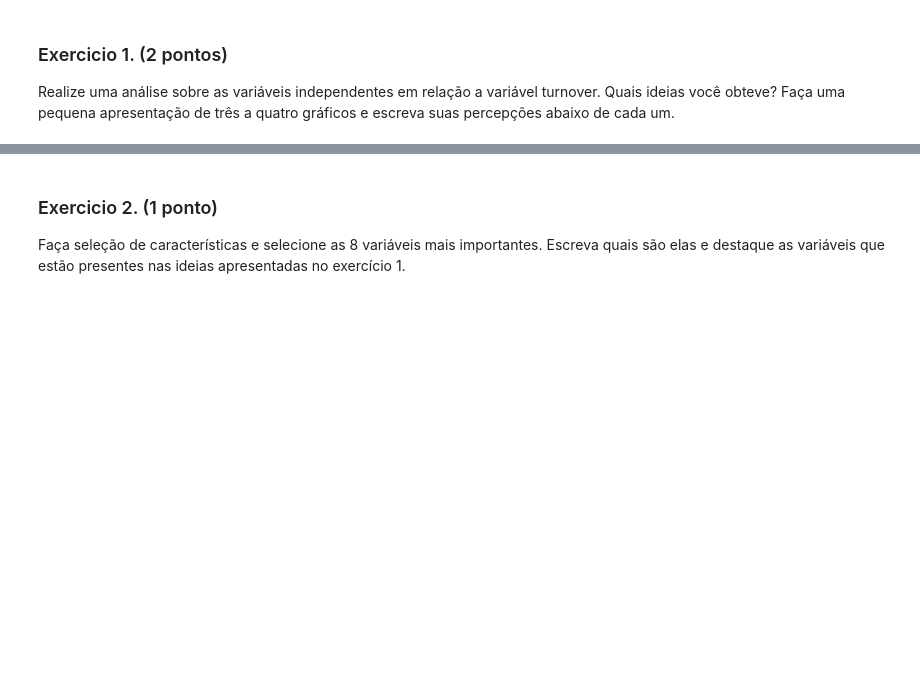
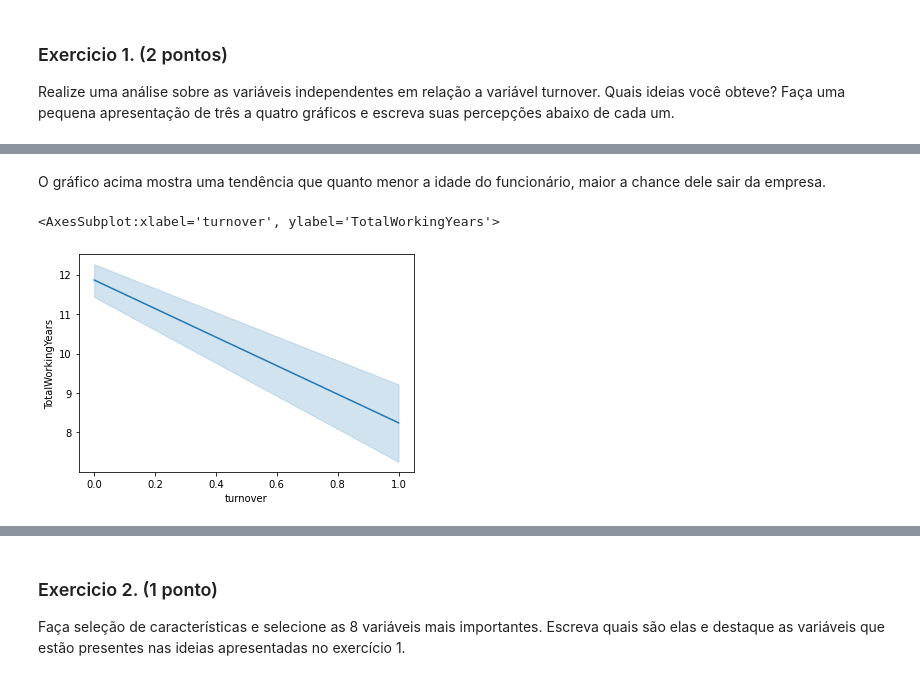
Before and after one commit to joaodath/dados_mod1, a Jupyter notebook: mod_3/projeto01/projeto01.ipynb, the cells around one changed output, grey strips where cells are left out. Drawn from its saved outputs; the diff is of its cells as text; code cells hidden in the pictures; blank space fills up the shorter version.

```diff
--- a/mod_3/projeto01/projeto01.ipynb
+++ b/mod_3/projeto01/projeto01.ipynb
@@ -89,0 +263,7 @@ Realize uma análise sobre as variáveis independentes em relação a variável
+# %% [markdown]
+O gráfico acima mostra uma tendência que quanto menor a idade do funcionário, maior a chance dele sair da empresa.
+# %%
+sns.lineplot(x='turnover', y='TotalWorkingYears', data=dataset)
+# %% [output]
+<AxesSubplot:xlabel='turnover', ylabel='TotalWorkingYears'>
+[figure, added]
```
Also changed, not shown: parts of 33 cells of this notebook.
